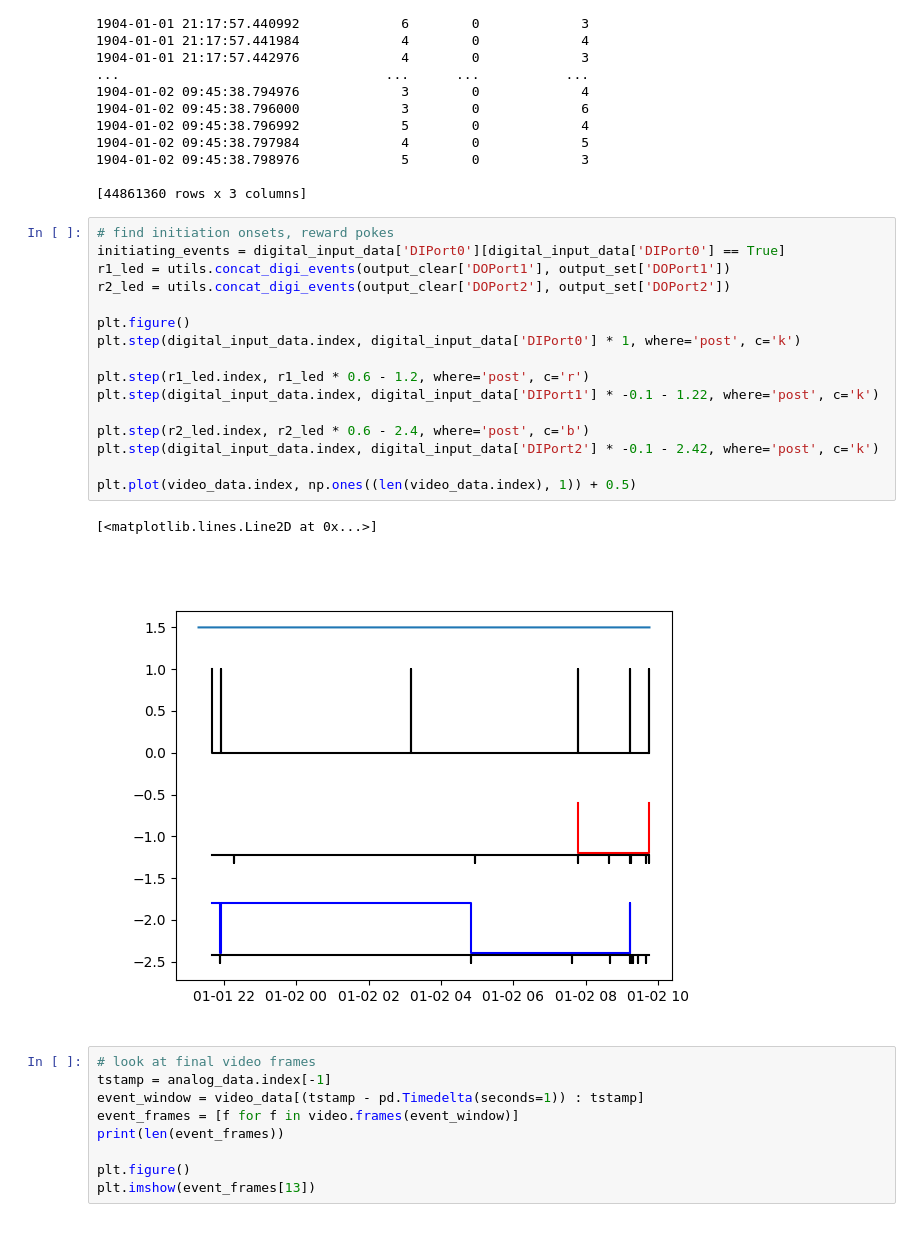
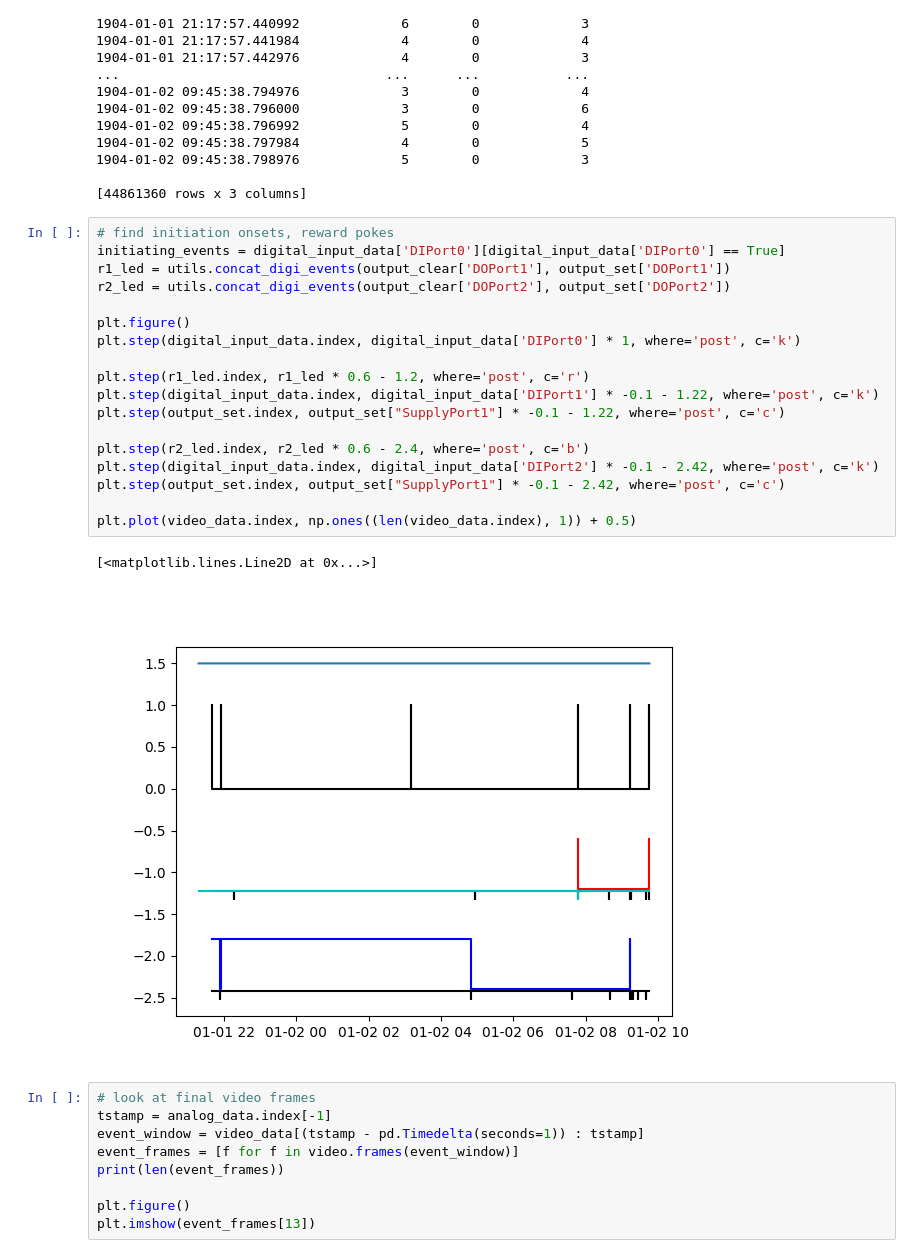
Before and after one commit to SainsburyWellcomeCentre/hypnose, a Jupyter notebook: analysis/experiment-overview.ipynb, the cells around one changed output. Cells and saved outputs as stored; diff of their text form.

Commit message:
Add reward plotting

```diff
--- a/analysis/experiment-overview.ipynb
+++ b/analysis/experiment-overview.ipynb
@@ -49,22 +49,24 @@ Time
 # %%
 # find initiation onsets, reward pokes
 initiating_events = digital_input_data['DIPort0'][digital_input_data['DIPort0'] == True]
 r1_led = utils.concat_digi_events(output_clear['DOPort1'], output_set['DOPort1'])
 r2_led = utils.concat_digi_events(output_clear['DOPort2'], output_set['DOPort2'])
 
 plt.figure()
 plt.step(digital_input_data.index, digital_input_data['DIPort0'] * 1, where='post', c='k')
 
 plt.step(r1_led.index, r1_led * 0.6 - 1.2, where='post', c='r')
 plt.step(digital_input_data.index, digital_input_data['DIPort1'] * -0.1 - 1.22, where='post', c='k')
+plt.step(output_set.index, output_set["SupplyPort1"] * -0.1 - 1.22, where='post', c='c')
 
 plt.step(r2_led.index, r2_led * 0.6 - 2.4, where='post', c='b')
 plt.step(digital_input_data.index, digital_input_data['DIPort2'] * -0.1 - 2.42, where='post', c='k')
+plt.step(output_set.index, output_set["SupplyPort1"] * -0.1 - 2.42, where='post', c='c')
 
 plt.plot(video_data.index, np.ones((len(video_data.index), 1)) + 0.5)
 # %% [output]
 [<matplotlib.lines.Line2D at 0x...>]
-[figure, old version]
+[figure, new version]
 # %%
 # look at final video frames
 tstamp = analog_data.index[-1]
```
